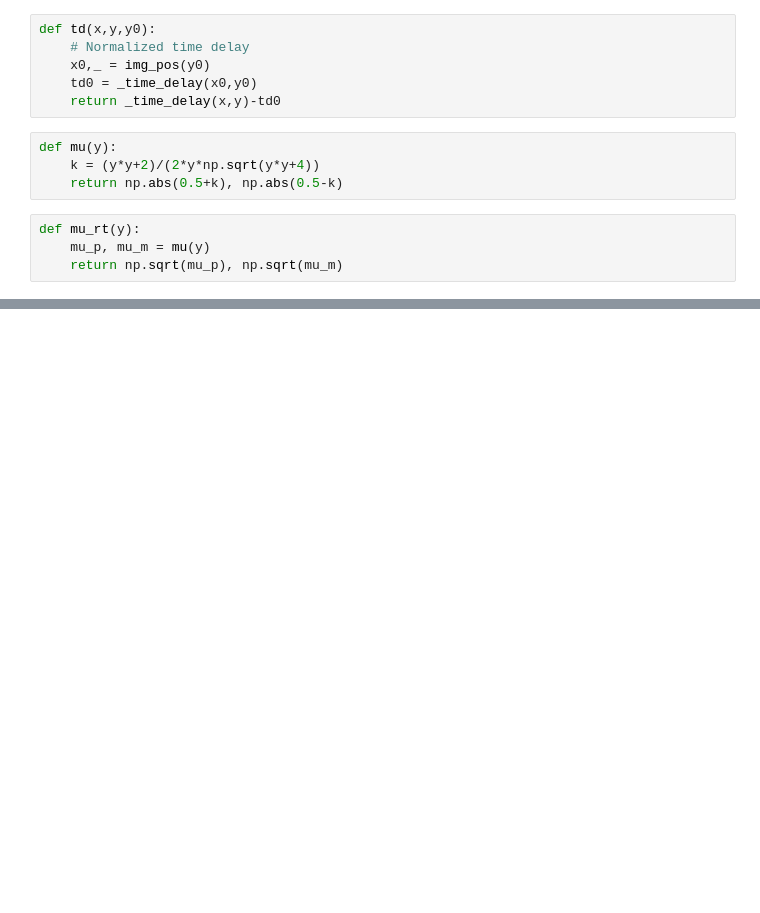
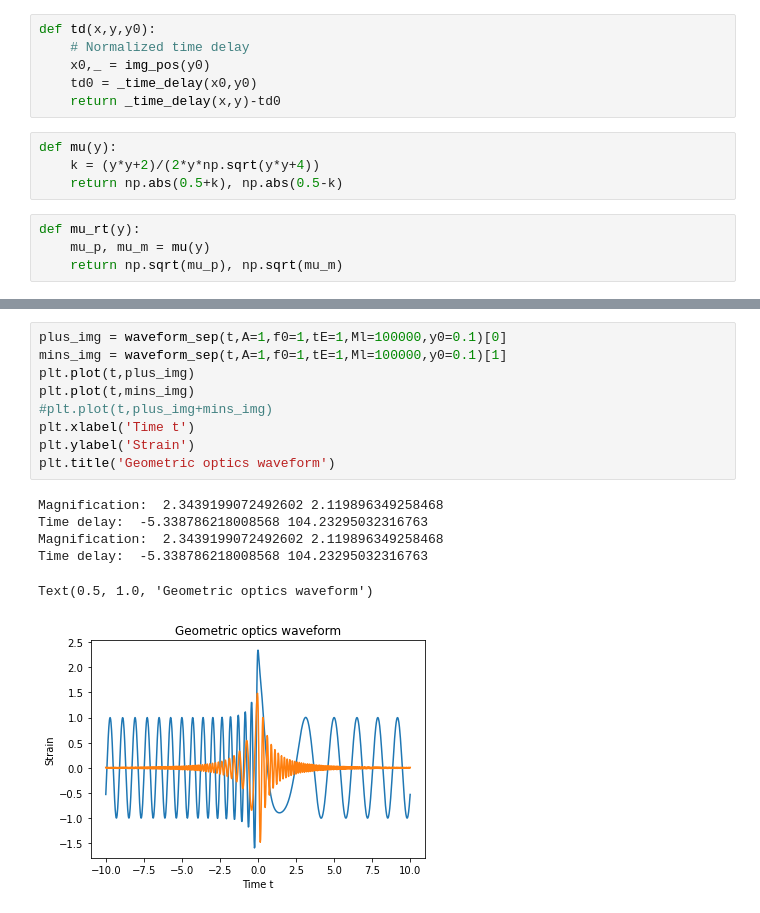
Before and after one commit to timothy-ymchan/gw-caustic-crossing, a Jupyter notebook: Microlensing/microlensing-moving.ipynb, the cells around one changed output, grey strips where cells are left out. Cells and saved outputs as stored; diff of their text form; blank space fills up the shorter version.

```diff
--- a/Microlensing/microlensing-moving.ipynb
+++ b/Microlensing/microlensing-moving.ipynb
@@ -128,0 +176,16 @@ plt.ylim(-1,1)
+# %%
+plus_img = waveform_sep(t,A=1,f0=1,tE=1,Ml=100000,y0=0.1)[0]
+mins_img = waveform_sep(t,A=1,f0=1,tE=1,Ml=100000,y0=0.1)[1]
+plt.plot(t,plus_img)
+plt.plot(t,mins_img)
+#plt.plot(t,plus_img+mins_img)
+plt.xlabel('Time t')
+plt.ylabel('Strain')
+plt.title('Geometric optics waveform')
+# %% [output]
+Magnification:  2.3439199072492602 2.119896349258468
+Time delay:  -5.338786218008568 104.23295032316763
+Magnification:  2.3439199072492602 2.119896349258468
+Time delay:  -5.338786218008568 104.23295032316763
+Text(0.5, 1.0, 'Geometric optics waveform')
+[figure, added]
```
Also changed, not shown: parts of 21 cells of this notebook, 1 other file.
